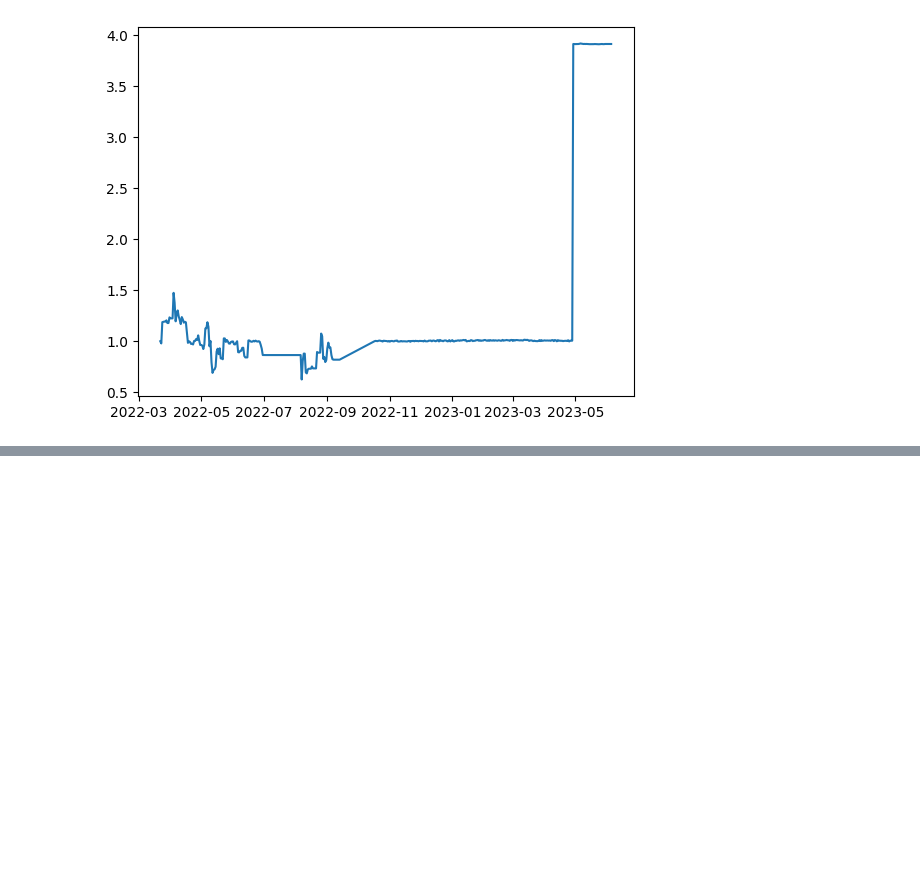
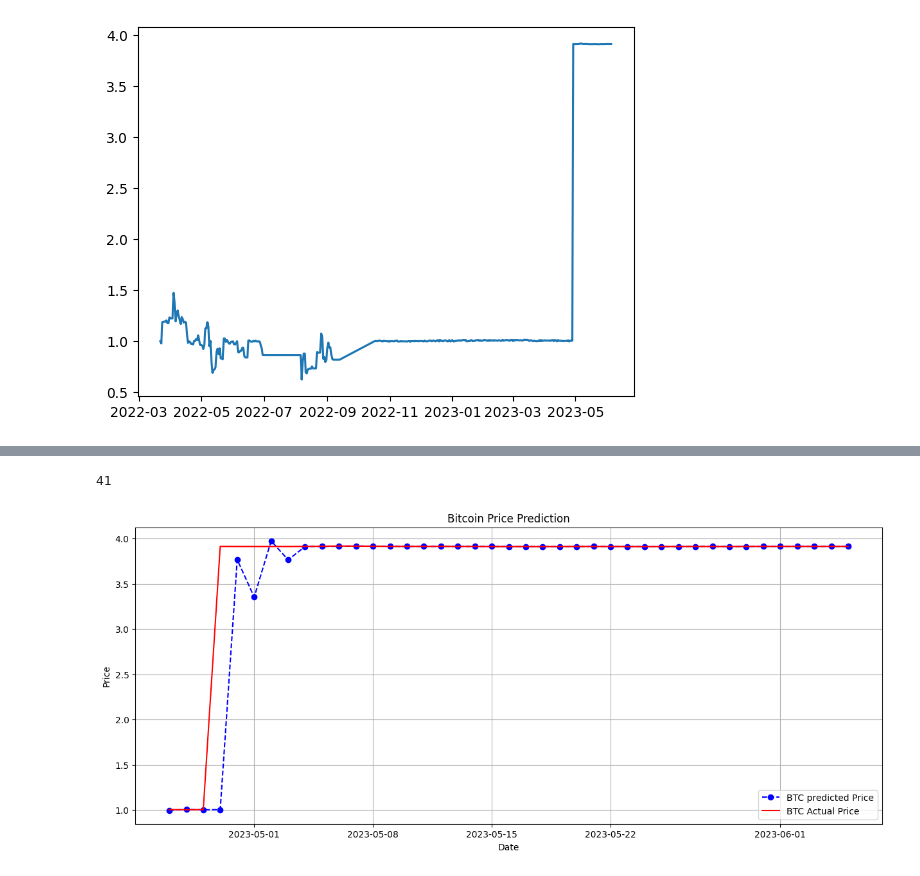
Before and after one commit to ShutterStack/Bitcoin-Prediction-using-ARIMA, a Jupyter notebook: Bitcoin_Prediction_using_ARIMA.ipynb, the cells around one changed output, grey strips where cells are left out. Drawn from its saved outputs; the diff is of its cells as text; code cells hidden in the pictures; blank space fills up the shorter version.

```diff
--- a/Bitcoin_Prediction_using_ARIMA.ipynb
+++ b/Bitcoin_Prediction_using_ARIMA.ipynb
@@ -68,0 +84,12 @@ plt.show()
+# %%
+model_predictions = []
+n_test_obser = len(testing_data)
+# %%
+for i in range(n_test_obser):
+  model = ARIMA(training_data,order = (4,1,0))
+  model_fit = model.fit()
+  output = model_fit.forecast()
+  ythat = list(output)[0]
+  model_predictions.append(ythat)
+  actual_test_value = testing_data[i]
+  training_data.append(actual_test_value)
@@ -68,0 +120,20 @@ plt.show()
+# %%
+len(model_predictions)
+# %% [output]
+41
+# %%
+plt.figure(figsize=(15,6))
+plt.grid(True)
+
+data_range = df[to_row:].index
+
+plt.plot(data_range, model_predictions,color = 'blue',marker= 'o',linestyle='dashed',label = 'BTC predicted Price')
+plt.plot(data_range, testing_data, color = 'red', label = 'BTC Actual Price')
+
+plt.title('Bitcoin Price Prediction')
+plt.xlabel('Date')
+plt.ylabel('Price')
+plt.legend()
+plt.show()
+# %% [output]
+[figure, added]
```
Also changed, not shown: parts of 4 cells of this notebook.
